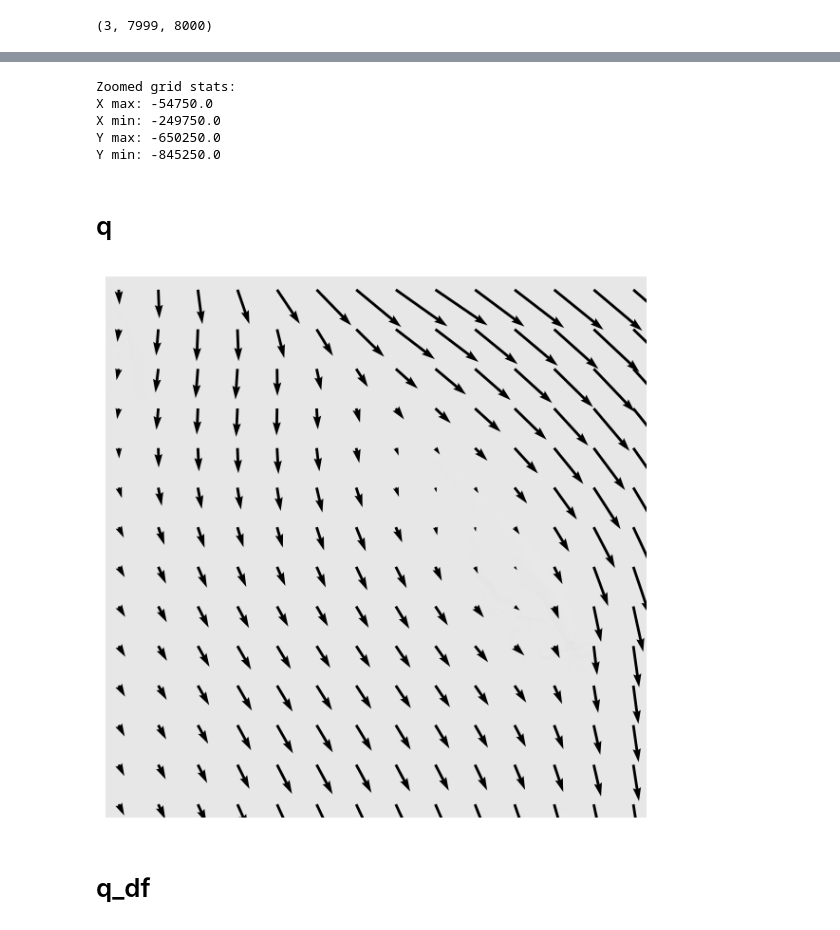
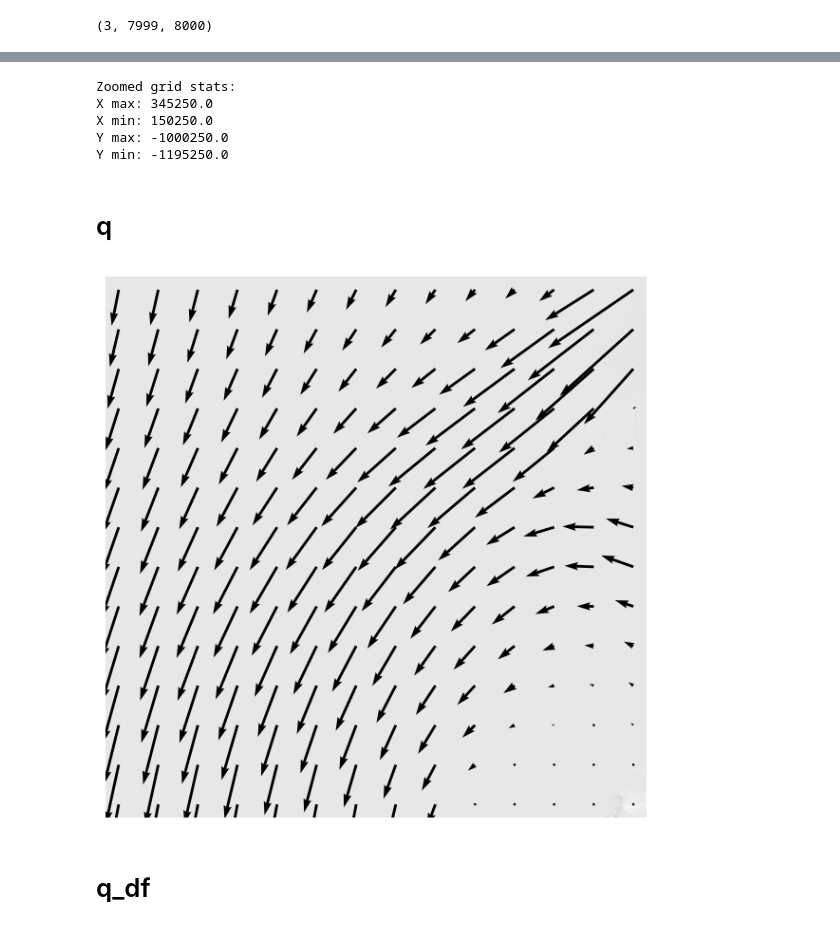
Before and after one commit to kimbente/FluxNet, a Jupyter notebook: helmholtz_decomposition.ipynb, the cells around one changed output, grey strips where cells are left out. Saved outputs shown, nothing was run; the diff lists cells and outputs as text; code cells hidden in the pictures.

```diff
--- a/helmholtz_decomposition.ipynb
+++ b/helmholtz_decomposition.ipynb
@@ -19,7 +19,7 @@ data = torch.load("data/flux_tensor.pt", weights_only = False)
 # Initialise
 model = FluxNet().to(device)
 # Load trained weights
-model.load_state_dict(torch.load("trained_models/fluxnet_all_data.pth", map_location = device))
+model.load_state_dict(torch.load("fluxnet_trained_on_all_data/fluxnet_full_model.pth", map_location = device))
 model.eval()
 # %% [output]
 FluxNet(
@@ -73,10 +73,16 @@ tensor([[2.5000e-04, 9.9975e-01],
 # Subset small area
 # %%
 range = 400
-y_start_idx = 700
+y_start_idx = 1500
 y_end_idx = y_start_idx + range
-x_start_idx = 500
+x_start_idx = 1200
 x_end_idx = x_start_idx + range
+
+# range = 400
+# y_start_idx = 700
+# y_end_idx = y_start_idx + range
+# x_start_idx = 500
+#x_end_idx = x_start_idx + range
 
 # Subset and downsample (500 m grid otherwise is to granular to see large-scale patterns)
 # downsample_factor = 20 yields 20 x 20
@@ -99,7 +105,7 @@ XY_zoom_tensor = torch.cat((torch.tensor(X_zoom_norm).unsqueeze(1), torch.tensor
 print(XY_zoom_tensor.shape)
 
 # Make hr tensor for div plotting
-downsample_factor_hr = 10
+downsample_factor_hr = 5
 X_zoom_hr = X[y_start_idx : y_end_idx, x_start_idx : x_end_idx][::downsample_factor_hr, ::downsample_factor_hr]
 Y_zoom_hr = Y[y_start_idx : y_end_idx, x_start_idx : x_end_idx][::downsample_factor_hr, ::downsample_factor_hr]
 XY_zoom_tensor_hr = torch.cat((torch.tensor((X_zoom_hr.values.flatten() - x_min) / (x_max - x_min)).unsqueeze(1), torch.tensor((Y_zoom_hr.values.flatten() - y_min) / (y_max - y_min)).unsqueeze(1)), dim = 1).to(device)
@@ -169,10 +175,10 @@ print("Y max:", Y_zoom_long.max().item()) # - 650 k 200km span
 print("Y min:", Y_zoom_long.min().item()) # - 850 k
 # %% [output]
 Zoomed grid stats:
-X max: -54750.0
-X min: -249750.0
-Y max: -650250.0
-Y min: -845250.0
+X max: 345250.0
+X min: 150250.0
+Y max: -1000250.0
+Y min: -1195250.0
 # %%
 # Smaller version for quivers
 XY_batch = XY_zoom_tensor.requires_grad_(True).to(device)
@@ -210,35 +216,35 @@ fig, ax = plt.subplots(figsize = (8, 6))
 ax.pcolormesh(
     X_modis_norm,
     Y_modis_norm,
     modis_ross[2],
     cmap = "gray",
     vmin = -30_000,
     vmax = 30_000,
     alpha = 0.4,
     zorder = 0,
 )
 
 # 2) Quiver overlay
 ax.quiver(
     x, y, qx, qy,
     # fixed scale & width
-    scale = 18.0,
+    scale = 24.0,
     width = 0.005,
     zorder = 2,)
 
 # Cut off outside oflast vector
 buffer = 0.005
 ax.set_aspect("equal")
 ax.set_xlim(x.min() - buffer, x.max() + buffer)
 ax.set_ylim(y.min() - buffer, y.max() + buffer)
 ax.set_axis_off()
 
 fig.tight_layout()
 
 fig.savefig("figures/q_helmholtz.png", dpi = 300, bbox_inches = "tight", pad_inches = 0)
 plt.show()
 # %% [output]
-[figure, old version]
+[figure, new version]
 # %% [markdown]
 # q_df
 # %%
```
Also changed, not shown: parts of 5 cells of this notebook, 35 other files.
